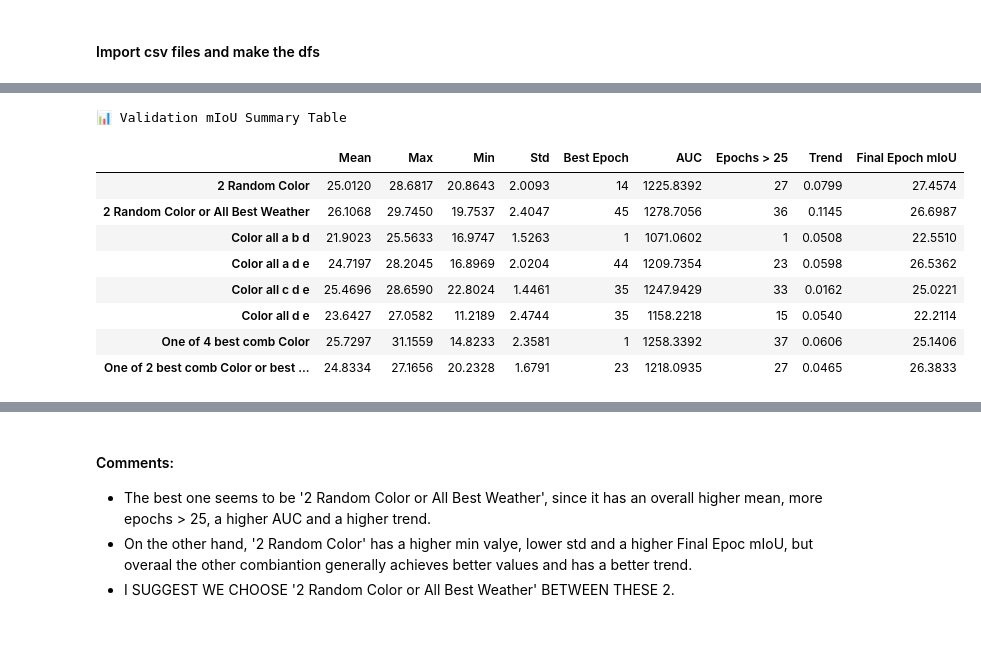
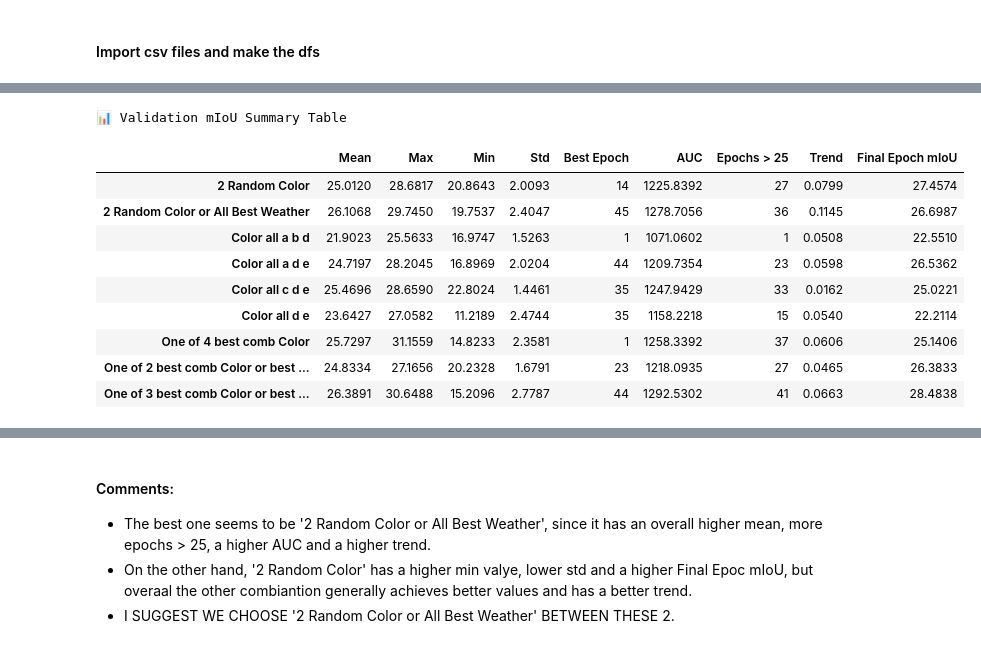
Before and after one commit to elisabettaroviera/MLDL-Project, a Jupyter notebook: 3b_comparison_best_augs_50_epochs.ipynb, the cells around one changed output, grey strips where cells are left out. Drawn from its saved outputs; the diff is of its cells as text; code cells hidden in the pictures.

```diff
--- a/3b_comparison_best_augs_50_epochs.ipynb
+++ b/3b_comparison_best_augs_50_epochs.ipynb
@@ -16,7 +16,7 @@ df_color_cde = pd.read_csv('./Augmentations/100%/3b_GTA5_to_CITY_aug_color_c_d_e
 df_color_de = pd.read_csv('./Augmentations/100%/3b_GTA5_to_CITY_aug_color_d_e_100_percent.csv')
 df_color_oneof4 = pd.read_csv('./Augmentations/100%/3b_GTA5_to_CITY_aug_color_oneof_4_comb_100_percent.csv')
 df_color_weather_oneof3 = pd.read_csv('./Augmentations/100%/3b_GTA5_to_CITY_aug_color_weather_oneof_3_comb_100_percent.csv')
-#df_color_weather_oneof4 = pd.read_csv('./Augmentations/100%/3b_GTA5_to_CITY_aug_color_weather_oneof_4_comb_100_percent.csv')
+df_color_weather_oneof4 = pd.read_csv('./Augmentations/100%/3b_GTA5_to_CITY_aug_color_weather_oneof_4_comb_100_percent.csv')
 # %%
 # df Auro
 df_2_random_color =  pd.read_csv('./Augmentations/100%/3b_GTA5_to_CITY_augmented_color_2_random_tranforms_color_100_percent.csv')
@@ -41,7 +41,7 @@ val_miou_color_cde = df_color_cde['val_mIoU'][::-1].reset_index(drop=True)
 val_miou_color_de = df_color_de['val_mIoU'][::-1].reset_index(drop=True)
 val_miou_color_oneof4 = df_color_oneof4['val_mIoU'][::-1].reset_index(drop=True)
 val_miou_color_weather_oneof3 = df_color_weather_oneof3['val_mIoU'][::-1].reset_index(drop=True)
-#val_miou_color_weather_oneof4 = df_color_weather_oneof4['val_mIoU'][::-1].reset_index(drop=True)
+val_miou_color_weather_oneof4 = df_color_weather_oneof4['val_mIoU'][::-1].reset_index(drop=True)
 
 
 # Crea un asse delle epoche corretto (da 1 a 50)
@@ -58,7 +58,7 @@ plt.plot(epochs, val_miou_color_cde, label='Color all c d e', marker='<')
 plt.plot(epochs, val_miou_color_de, label='Color all d e', marker='>')
 plt.plot(epochs, val_miou_color_oneof4, label='One of 4 best comb Color', marker='s')
 plt.plot(epochs, val_miou_color_weather_oneof3, label='One of 2 best comb Color or best comb Weather', marker='+')
-#plt.plot(epochs, val_miou_color_weather_oneof4, label='One of 3 best comb Color or best comb Weather', marker='?')
+plt.plot(epochs, val_miou_color_weather_oneof4, label='One of 3 best comb Color or best comb Weather', marker='*')
 
 plt.title('Validation mIoU over Epochs')
 plt.xlabel('Epoch')
@@ -80,8 +80,8 @@ df_summary = pd.DataFrame({
              val_miou_color_cde.mean(),
              val_miou_color_de.mean(),
              val_miou_color_oneof4.mean(),
-             val_miou_color_weather_oneof3.mean()
-             #val_miou_color_weather_oneof4.mean()
+             val_miou_color_weather_oneof3.mean(),
+             val_miou_color_weather_oneof4.mean()
              ],
     'Max': [val_miou_2_random_color.max(),
             val_miou_2_random_color_or_all_best_weather.max(),
@@ -90,8 +90,8 @@ df_summary = pd.DataFrame({
             val_miou_color_cde.max(),
             val_miou_color_de.max(),
             val_miou_color_oneof4.max(),
-            val_miou_color_weather_oneof3.max()
-            #val_miou_color_weather_oneof4.max()
+            val_miou_color_weather_oneof3.max(),
+            val_miou_color_weather_oneof4.max()
             ],
     'Min': [val_miou_2_random_color.min(),
             val_miou_2_random_color_or_all_best_weather.min(),
@@ -100,8 +100,8 @@ df_summary = pd.DataFrame({
             val_miou_color_cde.min(),
             val_miou_color_de.min(),
             val_miou_color_oneof4.min(),
-            val_miou_color_weather_oneof3.min()
-            #val_miou_color_weather_oneof4.min()
+            val_miou_color_weather_oneof3.min(),
+            val_miou_color_weather_oneof4.min()
             ],
     'Std': [val_miou_2_random_color.std(),
             val_miou_2_random_color_or_all_best_weather.std(),
@@ -110,8 +110,8 @@ df_summary = pd.DataFrame({
             val_miou_color_cde.std(),
             val_miou_color_de.std(),
             val_miou_color_oneof4.std(),
-            val_miou_color_weather_oneof3.std()
-            #val_miou_color_weather_oneof4.std()
+            val_miou_color_weather_oneof3.std(),
+            val_miou_color_weather_oneof4.std()
 
             ],
     'Best Epoch': [val_miou_2_random_color.idxmax() + 1,
@@ -121,8 +121,8 @@ df_summary = pd.DataFrame({
                    val_miou_color_cde.idxmax() + 1,
                    val_miou_color_de.idxmax() + 1,
                    val_miou_color_oneof4.idxmax() + 1,
-                   val_miou_color_weather_oneof3.idxmax() + 1
-                   #val_miou_color_weather_oneof4.idxmax() + 1
+                   val_miou_color_weather_oneof3.idxmax() + 1,
+                   val_miou_color_weather_oneof4.idxmax() + 1
 
                    ],
     'AUC': [trapz(val_miou_2_random_color),
@@ -132,8 +132,8 @@ df_summary = pd.DataFrame({
             trapz(val_miou_color_cde),
             trapz(val_miou_color_de),
             trapz(val_miou_color_oneof4),
-            trapz(val_miou_color_weather_oneof3)
-            #trapz(val_miou_color_weather_oneof4)
+            trapz(val_miou_color_weather_oneof3),
+            trapz(val_miou_color_weather_oneof4)
             ],
     f'Epochs > {threshold}': [(val_miou_2_random_color > threshold).sum(),
                               (val_miou_2_random_color_or_all_best_weather > threshold).sum(),
@@ -142,8 +142,8 @@ df_summary = pd.DataFrame({
                               (val_miou_color_cde > threshold).sum(),
                               (val_miou_color_de > threshold).sum(),
                               (val_miou_color_oneof4 > threshold).sum(),
-                              (val_miou_color_weather_oneof3 > threshold).sum()
-                              #(val_miou_color_weather_oneof4 > threshold).sum(),
+                              (val_miou_color_weather_oneof3 > threshold).sum(),
+                              (val_miou_color_weather_oneof4 > threshold).sum()
                               ],
     'Trend': [
         np.polyfit(range(len(val_miou_2_random_color)),val_miou_2_random_color, 1)[0],
@@ -153,8 +153,8 @@ df_summary = pd.DataFrame({
         np.polyfit(range(len(val_miou_color_cde)), val_miou_color_cde, 1)[0],
         np.polyfit(range(len(val_miou_color_de)), val_miou_color_de, 1)[0],
         np.polyfit(range(len(val_miou_color_oneof4)), val_miou_color_oneof4, 1)[0],
-        np.polyfit(range(len(val_miou_color_weather_oneof3)), val_miou_color_weather_oneof3, 1)[0]
-        #np.polyfit(range(len(val_miou_color_weather_oneof4)), val_miou_color_weather_oneof4, 1)[0]
+        np.polyfit(range(len(val_miou_color_weather_oneof3)), val_miou_color_weather_oneof3, 1)[0],
+        np.polyfit(range(len(val_miou_color_weather_oneof4)), val_miou_color_weather_oneof4, 1)[0]
 
 
     ],
@@ -165,8 +165,8 @@ df_summary = pd.DataFrame({
                          val_miou_color_cde.iloc[-1],
                          val_miou_color_de.iloc[-1],
                          val_miou_color_oneof4.iloc[-1],
-                         val_miou_color_weather_oneof3.iloc[-1]
-                         #val_miou_color_weather_oneof4.iloc[-1]
+                         val_miou_color_weather_oneof3.iloc[-1],
+                         val_miou_color_weather_oneof4.iloc[-1]
                          ]
 }, index=[
     '2 Random Color',
@@ -176,37 +176,38 @@ df_summary = pd.DataFrame({
     'Color all c d e',
     'Color all d e',
     'One of 4 best comb Color',
-    'One of 2 best comb Color or best comb weather'
-    #'One of 3 best comb Color or best comb weather'
+    'One of 2 best comb Color or best comb weather',
+    'One of 3 best comb Color or best comb weather'
 ])
 
 df_summary = df_summary.round(4)
 
 def underline_best(s):
     return ['text-decoration: underline; font-weight: bold;' if v else '' for v in s]
 
 styled_df = df_summary.style.set_caption("📊 Validation mIoU Summary Table") \
     .format(precision=4) \
     .set_table_styles([
         {'selector': 'caption', 'props': [('text-align', 'left'), ('font-size', '16px'), ('font-weight', 'bold')]},
         {'selector': 'th', 'props': [('background-color', 'white'), ('font-weight', 'bold'), ('color', 'black')]},
         {'selector': 'td', 'props': [('background-color', 'white'), ('color', 'black')]}
     ]) \
     .apply(lambda x: underline_best(x == x.max()), subset=['Mean', 'Max', 'Best Epoch', 'AUC', f'Epochs > {threshold}', 'Final Epoch mIoU', 'Trend']) \
     .apply(lambda x: underline_best(x == x.min()), subset=['Min', 'Std'])
 
 display(styled_df)
 # %% [output]
 📊 Validation mIoU Summary Table
 |  | Mean | Max | Min | Std | Best Epoch | AUC | Epochs > 25 | Trend | Final Epoch mIoU |
 | 2 Random Color | 25.0120 | 28.6817 | 20.8643 | 2.0093 | 14 | 1225.8392 | 27 | 0.0799 | 27.4574 |
 | 2 Random Color or All Best Weather | 26.1068 | 29.7450 | 19.7537 | 2.4047 | 45 | 1278.7056 | 36 | 0.1145 | 26.6987 |
 | Color all a b d | 21.9023 | 25.5633 | 16.9747 | 1.5263 | 1 | 1071.0602 | 1 | 0.0508 | 22.5510 |
 | Color all a d e | 24.7197 | 28.2045 | 16.8969 | 2.0204 | 44 | 1209.7354 | 23 | 0.0598 | 26.5362 |
 | Color all c d e | 25.4696 | 28.6590 | 22.8024 | 1.4461 | 35 | 1247.9429 | 33 | 0.0162 | 25.0221 |
 | Color all d e | 23.6427 | 27.0582 | 11.2189 | 2.4744 | 35 | 1158.2218 | 15 | 0.0540 | 22.2114 |
 | One of 4 best comb Color | 25.7297 | 31.1559 | 14.8233 | 2.3581 | 1 | 1258.3392 | 37 | 0.0606 | 25.1406 |
 | One of 2 best comb Color or best ... | 24.8334 | 27.1656 | 20.2328 | 1.6791 | 23 | 1218.0935 | 27 | 0.0465 | 26.3833 |
+| One of 3 best comb Color or best ... | 26.3891 | 30.6488 | 15.2096 | 2.7787 | 44 | 1292.5302 | 41 | 0.0663 | 28.4838 |
 # %%
 fig, ax = plt.subplots(figsize=(12, 4))  # adjust size to fit your table
 ax.axis('off')
```
Also changed, not shown: parts of 3 cells of this notebook, 2 other files.
